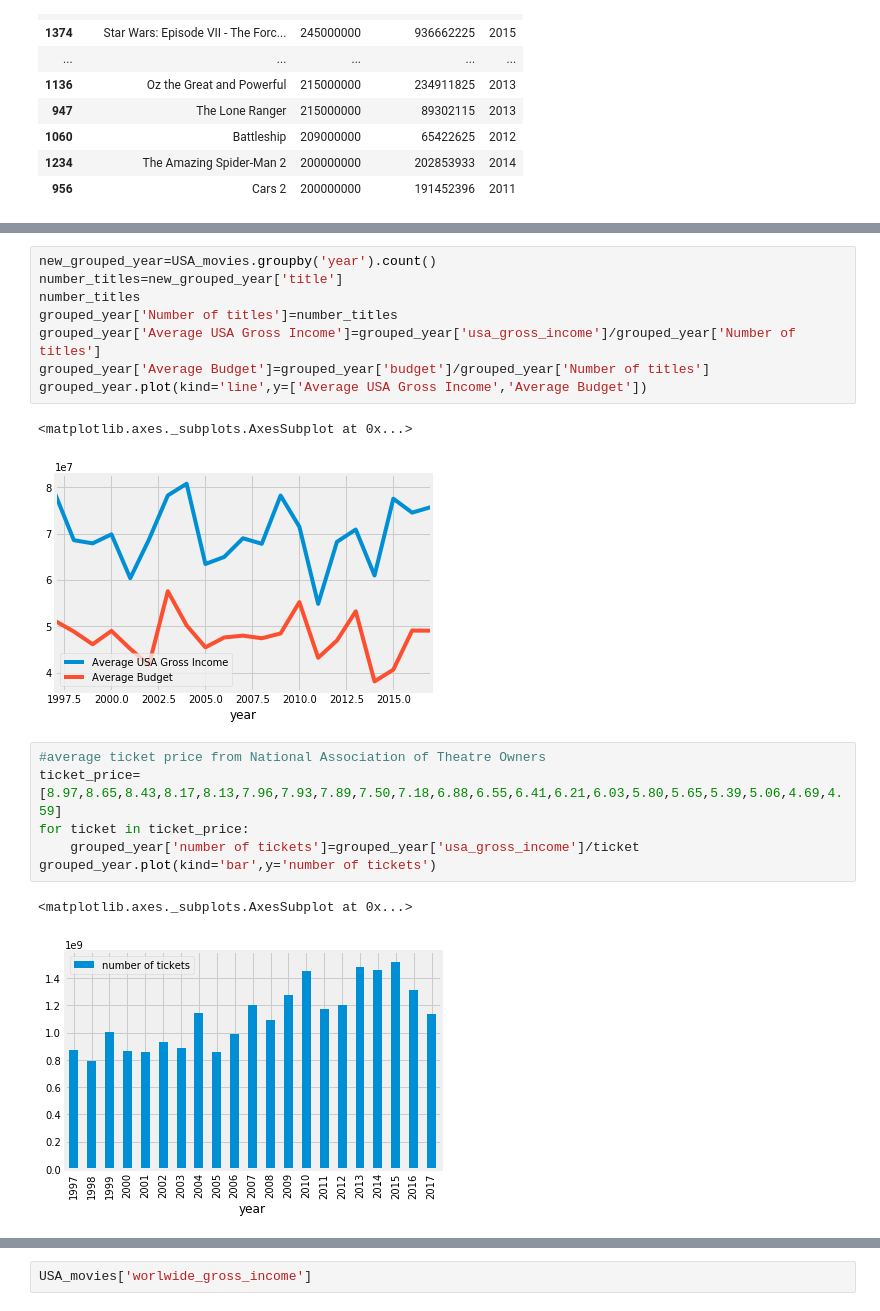
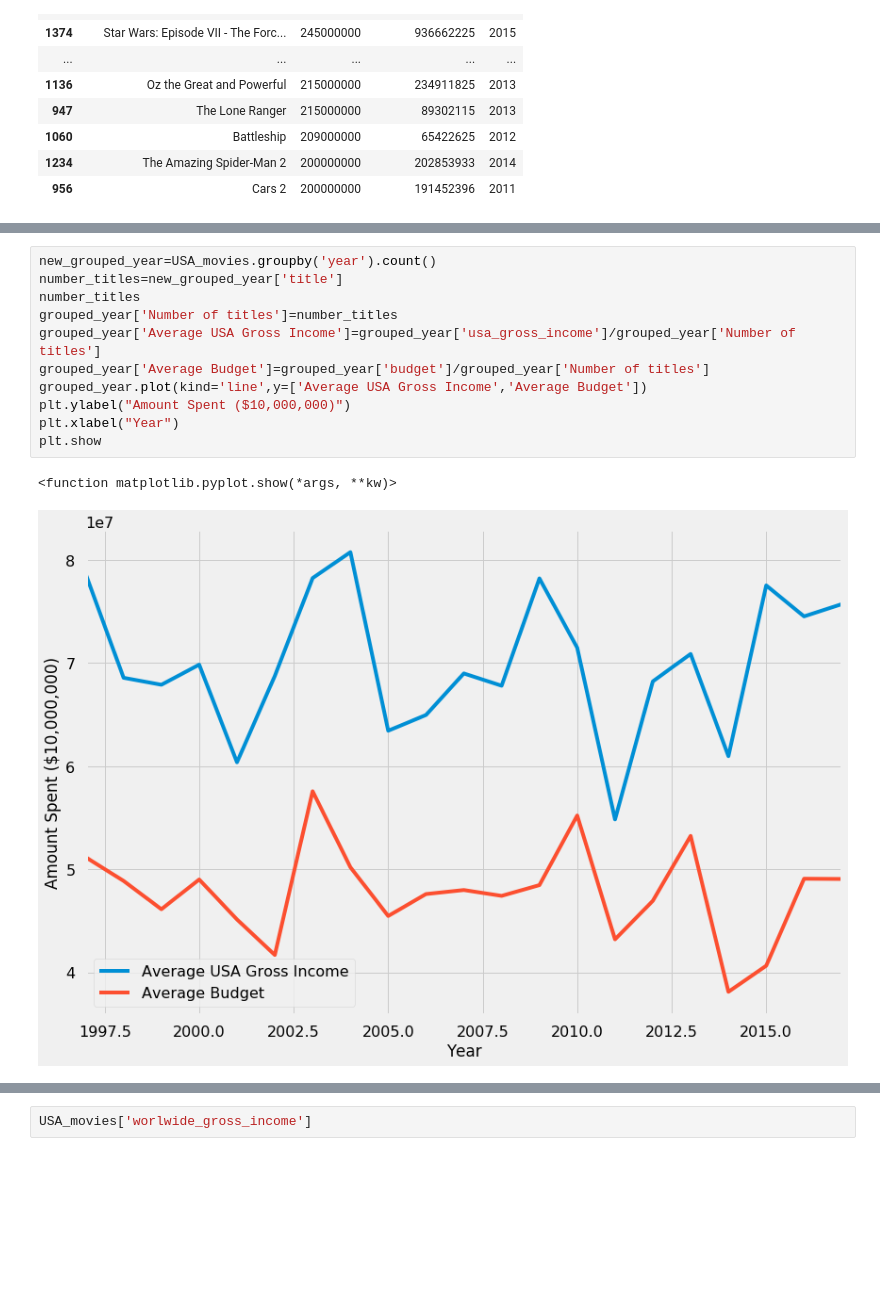
Before and after one commit to ncastal/Movie-Trend-Analysis, a Jupyter notebook: Project/Project_1 (Master).ipynb, the cells around one changed output, grey strips where cells are left out. Saved outputs shown, nothing was run; the diff lists cells and outputs as text; blank space fills up the shorter version.

```diff
--- a/Project/Project_1 (Master).ipynb
+++ b/Project/Project_1 (Master).ipynb
@@ -498,20 +556,14 @@ grouped_year.plot(kind='line',y=['usa_gross_income','budget'])
 # %%
 new_grouped_year=USA_movies.groupby('year').count()
 number_titles=new_grouped_year['title']
 number_titles
 grouped_year['Number of titles']=number_titles
 grouped_year['Average USA Gross Income']=grouped_year['usa_gross_income']/grouped_year['Number of titles']
 grouped_year['Average Budget']=grouped_year['budget']/grouped_year['Number of titles']
 grouped_year.plot(kind='line',y=['Average USA Gross Income','Average Budget'])
+plt.ylabel("Amount Spent ($10,000,000)")
+plt.xlabel("Year")
+plt.show
 # %% [output]
-<matplotlib.axes._subplots.AxesSubplot at 0x...>
+<function matplotlib.pyplot.show(*args, **kw)>
-[figure, old version]
+[figure, new version]
-# %%
-#average ticket price from National Association of Theatre Owners
-ticket_price=[8.97,8.65,8.43,8.17,8.13,7.96,7.93,7.89,7.50,7.18,6.88,6.55,6.41,6.21,6.03,5.80,5.65,5.39,5.06,4.69,4.59]
-for ticket in ticket_price:
-    grouped_year['number of tickets']=grouped_year['usa_gross_income']/ticket
-grouped_year.plot(kind='bar',y='number of tickets')
-# %% [output]
-<matplotlib.axes._subplots.AxesSubplot at 0x...>
-[figure, removed]
```
Also changed, not shown: parts of 53 cells of this notebook, 1 other file.
